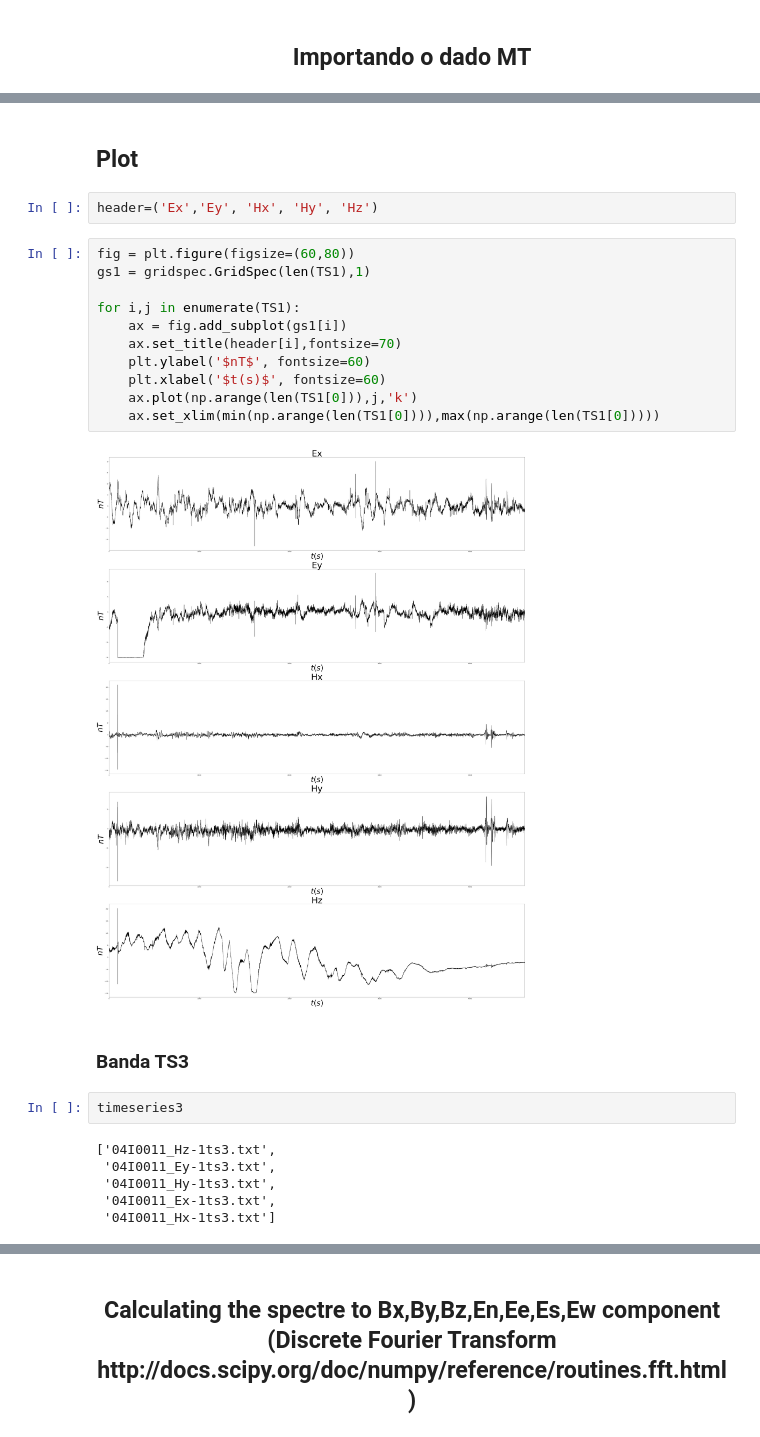
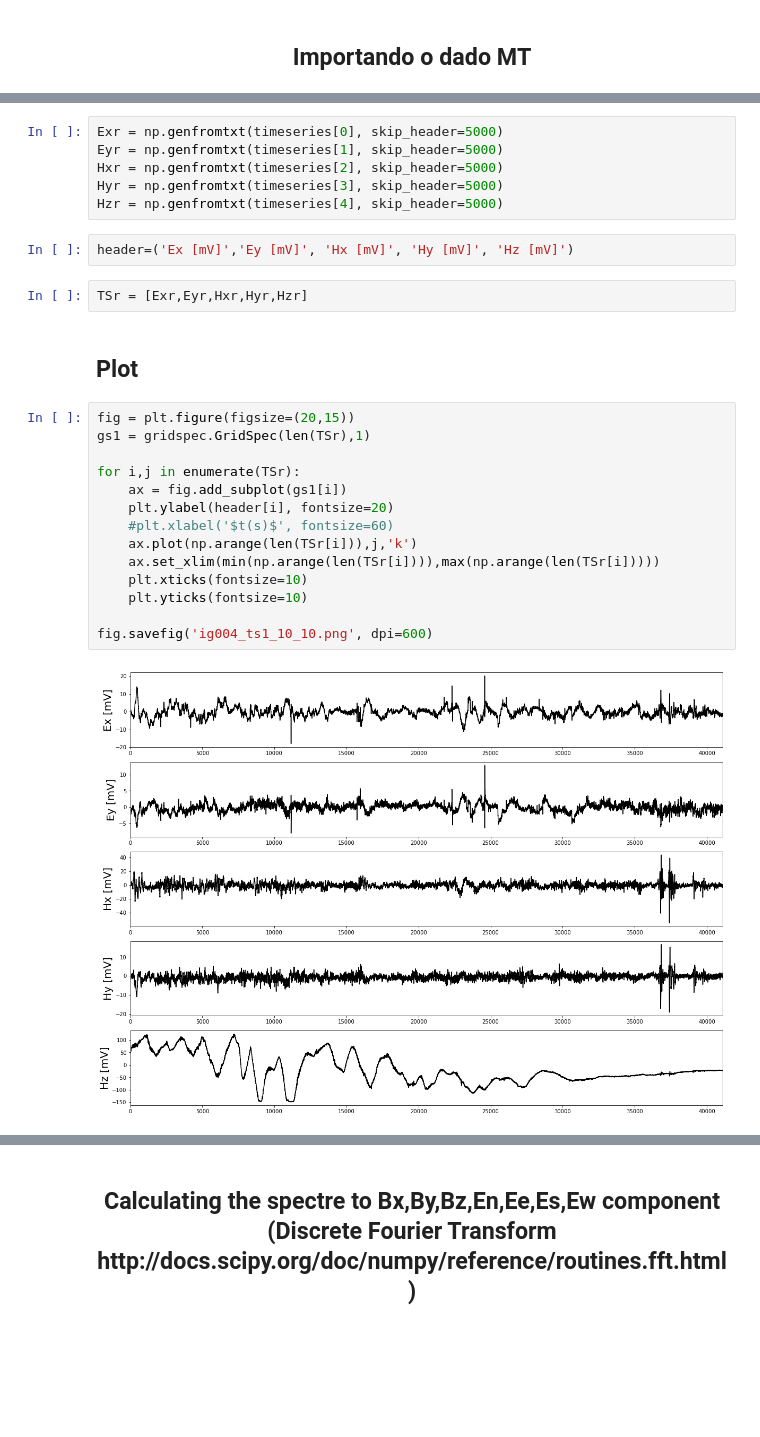
Before and after one commit to arturbenevides/MSc_Geophysics, a Jupyter notebook: Notebooks/séries temporais/timeseries.ipynb, the cells around one changed output, grey strips where cells are left out. Cells and saved outputs as stored; diff of their text form; blank space fills up the shorter version.

```diff
--- a/Notebooks/séries temporais/timeseries.ipynb
+++ b/Notebooks/séries temporais/timeseries.ipynb
@@ -61,27 +37,28 @@ TS1 = [Ex1,Ey1,Hx1,Hy1,Hz1]
+# %%
+Exr = np.genfromtxt(timeseries[0], skip_header=5000)
+Eyr = np.genfromtxt(timeseries[1], skip_header=5000)
+Hxr = np.genfromtxt(timeseries[2], skip_header=5000)
+Hyr = np.genfromtxt(timeseries[3], skip_header=5000)
+Hzr = np.genfromtxt(timeseries[4], skip_header=5000)
+# %%
+header=('Ex [mV]','Ey [mV]', 'Hx [mV]', 'Hy [mV]', 'Hz [mV]')
+# %%
+TSr = [Exr,Eyr,Hxr,Hyr,Hzr]
 # %% [markdown]
-<h2 align="left">  Plot </h2>
+## Plot
-# %%
-header=('Ex','Ey', 'Hx', 'Hy', 'Hz')
 # %%
-fig = plt.figure(figsize=(60,80))
-gs1 = gridspec.GridSpec(len(TS1),1)
+fig = plt.figure(figsize=(20,15))
+gs1 = gridspec.GridSpec(len(TSr),1)
 
-for i,j in enumerate(TS1):
+for i,j in enumerate(TSr):
     ax = fig.add_subplot(gs1[i])
-    ax.set_title(header[i],fontsize=70)
-    plt.ylabel('$nT$', fontsize=60)
-    plt.xlabel('$t(s)$', fontsize=60)
-    ax.plot(np.arange(len(TS1[0])),j,'k')
-    ax.set_xlim(min(np.arange(len(TS1[0]))),max(np.arange(len(TS1[0]))))
+    plt.ylabel(header[i], fontsize=20)
+    #plt.xlabel('$t(s)$', fontsize=60)
+    ax.plot(np.arange(len(TSr[i])),j,'k')
+    ax.set_xlim(min(np.arange(len(TSr[i]))),max(np.arange(len(TSr[i]))))
+    plt.xticks(fontsize=10)
+    plt.yticks(fontsize=10)
+
+fig.savefig('ig004_ts1_10_10.png', dpi=600)
 # %% [output]
-[figure, old version]
+[figure, new version]
-# %% [markdown]
-<h3 align="left"> Banda TS3 </h3>
-# %%
-timeseries3
-# %% [output]
-['04I0011_Hz-1ts3.txt',
- '04I0011_Ey-1ts3.txt',
- '04I0011_Hy-1ts3.txt',
- '04I0011_Ex-1ts3.txt',
- '04I0011_Hx-1ts3.txt']
```
Also changed, not shown: parts of 26 cells of this notebook, 7 other files.
